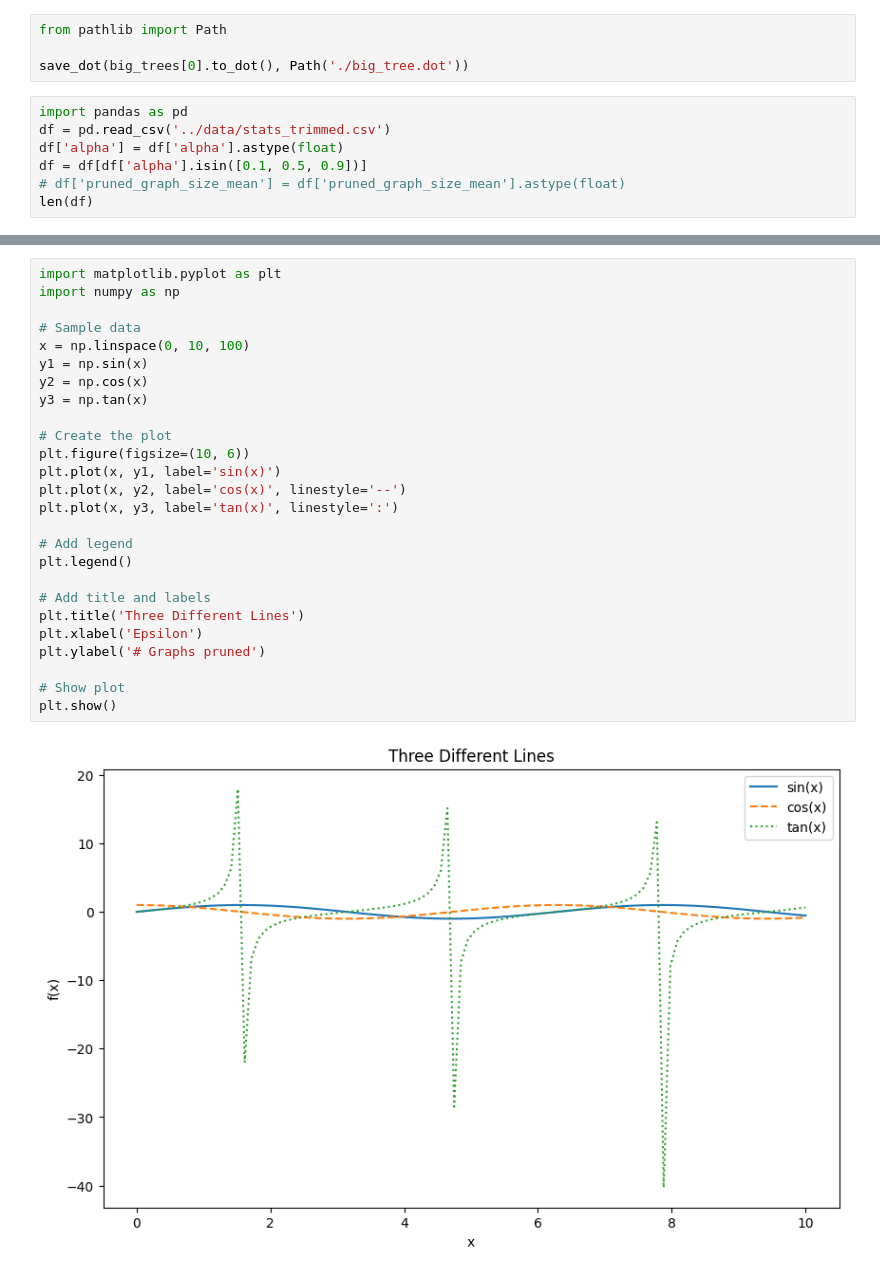
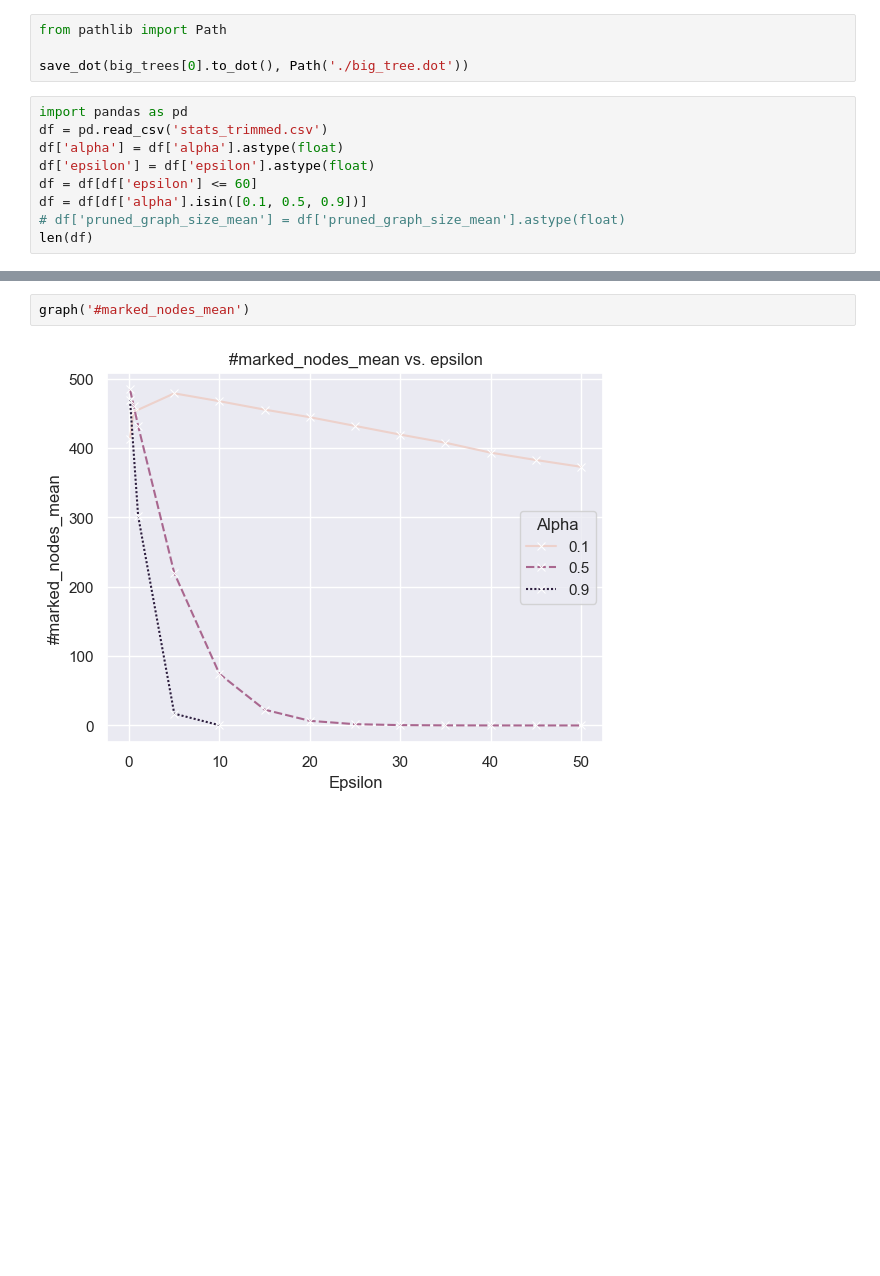
Before and after one commit to jonathancyu/prov-dp, a Jupyter notebook: playground.ipynb, the cells around one changed output, grey strips where cells are left out. Cells and saved outputs as stored; diff of their text form; blank space fills up the shorter version.

```diff
--- a/playground.ipynb
+++ b/playground.ipynb
@@ -103,8 +103,10 @@ from pathlib import Path
 save_dot(big_trees[0].to_dot(), Path('./big_tree.dot'))
 # %%
 import pandas as pd
-df = pd.read_csv('../data/stats_trimmed.csv')
+df = pd.read_csv('stats_trimmed.csv')
 df['alpha'] = df['alpha'].astype(float)
+df['epsilon'] = df['epsilon'].astype(float)
+df = df[df['epsilon'] <= 60]
 df = df[df['alpha'].isin([0.1, 0.5, 0.9])]
 # df['pruned_graph_size_mean'] = df['pruned_graph_size_mean'].astype(float)
 len(df)
@@ -135,28 +158,4 @@ plt.show()
 # %%
-import matplotlib.pyplot as plt
-import numpy as np
-
-# Sample data
-x = np.linspace(0, 10, 100)
-y1 = np.sin(x)
-y2 = np.cos(x)
-y3 = np.tan(x)
-
-# Create the plot
-plt.figure(figsize=(10, 6))
-plt.plot(x, y1, label='sin(x)')
-plt.plot(x, y2, label='cos(x)', linestyle='--')
-plt.plot(x, y3, label='tan(x)', linestyle=':')
-
-# Add legend
-plt.legend()
-
-# Add title and labels
-plt.title('Three Different Lines')
-plt.xlabel('Epsilon')
-plt.ylabel('# Graphs pruned')
-
-# Show plot
-plt.show()
+graph('#marked_nodes_mean')
 # %% [output]
-[figure, old version]
+[figure, new version]
```
Also changed, not shown: parts of 9 cells of this notebook, 1 other file.
